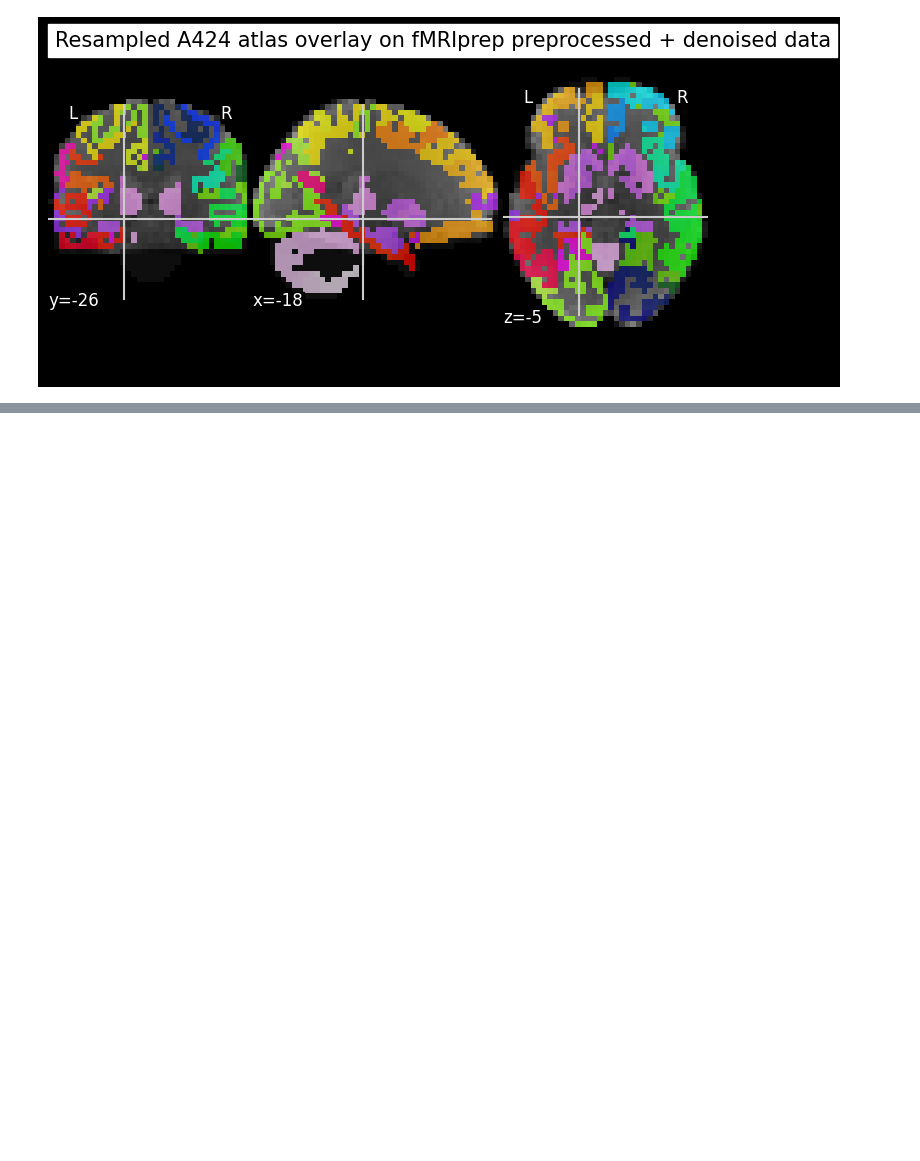
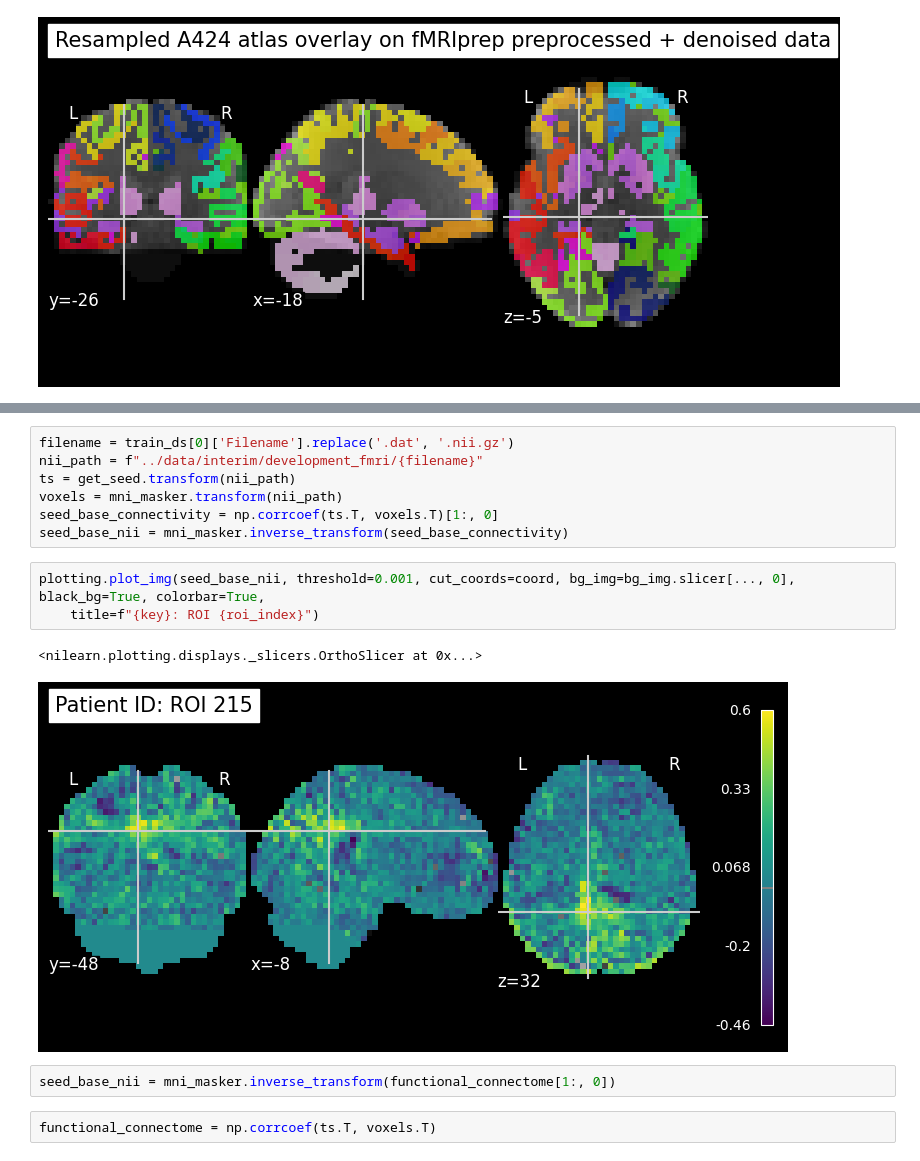
Before and after one commit to htwangtw/hfplayground, a Jupyter notebook: notebooks/inspect_atlas.ipynb, the cells around one changed output, grey strips where cells are left out. Cells and saved outputs as stored; diff of their text form; blank space fills up the shorter version.

Commit message:
creat see base connectivity for sanity check, add smoothing to preprocessing

```diff
--- a/notebooks/inspect_atlas.ipynb
+++ b/notebooks/inspect_atlas.ipynb
@@ -50,0 +100,17 @@ plotting.plot_roi(downsample_atlas, bg_img=bg_img.slicer[..., 0], title="Resampl
+# %%
+filename = train_ds[0]['Filename'].replace('.dat', '.nii.gz')
+nii_path = f"../data/interim/development_fmri/{filename}"
+ts = get_seed.transform(nii_path)
+voxels = mni_masker.transform(nii_path)
+seed_base_connectivity = np.corrcoef(ts.T, voxels.T)[1:, 0]
+seed_base_nii = mni_masker.inverse_transform(seed_base_connectivity)
+# %%
+plotting.plot_img(seed_base_nii, threshold=0.001, cut_coords=coord, bg_img=bg_img.slicer[..., 0], black_bg=True, colorbar=True,
+    title=f"{key}: ROI {roi_index}")
+# %% [output]
+<nilearn.plotting.displays._slicers.OrthoSlicer at 0x...>
+[figure, added]
+# %%
+seed_base_nii = mni_masker.inverse_transform(functional_connectome[1:, 0])
+# %%
+functional_connectome = np.corrcoef(ts.T, voxels.T)
```
Also changed, not shown: parts of 7 cells of this notebook, 2 other files.
